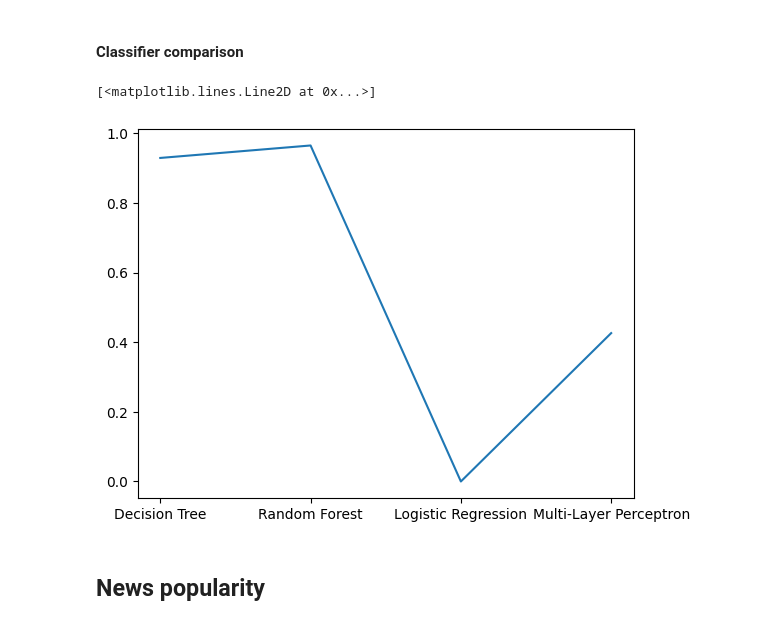
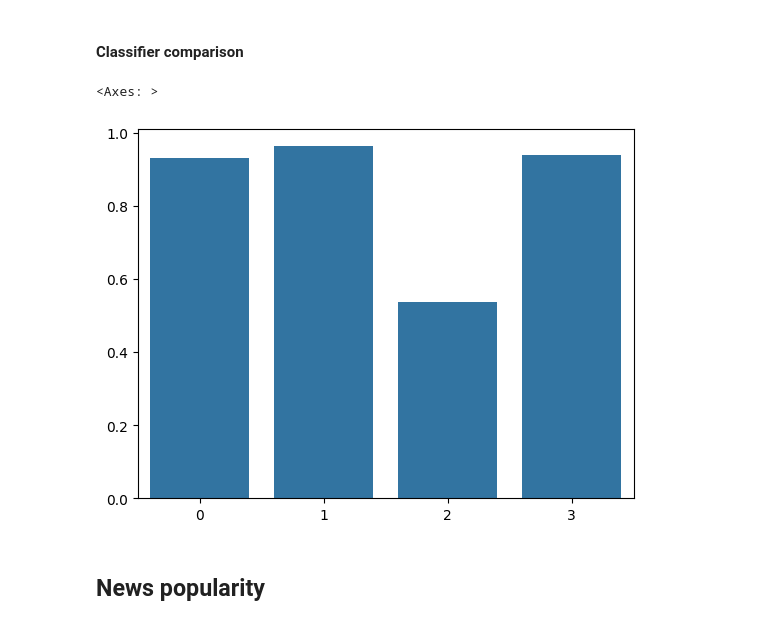
Before and after one commit to alx-sima/ml, a Jupyter notebook: main.ipynb, the cells around one changed output. Saved outputs shown, nothing was run; the diff lists cells and outputs as text; code cells hidden in the pictures.

```diff
--- a/main.ipynb
+++ b/main.ipynb
@@ -350,13 +295,17 @@ scores = []
 # %% [markdown]
 ##### Decision Tree
 # %%
-def run_classifier(classifier, test_data: pd.DataFrame, test_labels: pd.Series) -> float:
-    sk.metrics.ConfusionMatrixDisplay.from_estimator(
-        classifier,
-        test_data,
+def run_classifier(
+    classifier, test_data: pd.DataFrame, test_labels: pd.Series
+) -> float:
+    predicted_labels = classifier.predict(test_data)
+
+    sk.metrics.ConfusionMatrixDisplay.from_predictions(
         test_labels,
+        predicted_labels,
     )
     plt.show()
+
     return classifier.score(test_data, test_labels)
 # %%
 classifier = sk.tree.DecisionTreeClassifier()
@@ -392,3 +402,10 @@ scores.append(score)
 # %%
-score = 0
-scores.append(score)
+classifier = MultiClassLogisticRegression(max_iter=10000)
+classifier.fit(train_data, train_labels)
+
+run_classifier(
+    classifier,
+    train_data,
+    train_labels,
+)
+scores.append(classifier.score(train_data, train_labels))
@@ -395,9 +414,7 @@ scores.append(score)
 # %% [markdown]
 ##### Multi-layered perceptron
 # %%
-classifier = sk.neural_network.MLPClassifier(
-    verbose=True, learning_rate="adaptive", solver="sgd"
-)
+classifier = sk.neural_network.MLPClassifier(hidden_layer_sizes=[100, 100, 1000, 100, 100])
 classifier.fit(train_data, train_labels)
 
 score = run_classifier(
@@ -428,10 +428,10 @@ Iteration 200, loss = 1.23724018
 # %% [markdown]
 #### Classifier comparison
 # %%
-plt.plot(classifiers, scores)
+sns.barplot(scores)
 # %% [output]
-[<matplotlib.lines.Line2D at 0x...>]
+<Axes: >
-[figure, old version]
+[figure, new version]
 # %% [markdown]
 ## News popularity
 # %%
```
Also changed, not shown: parts of 30 cells of this notebook.
